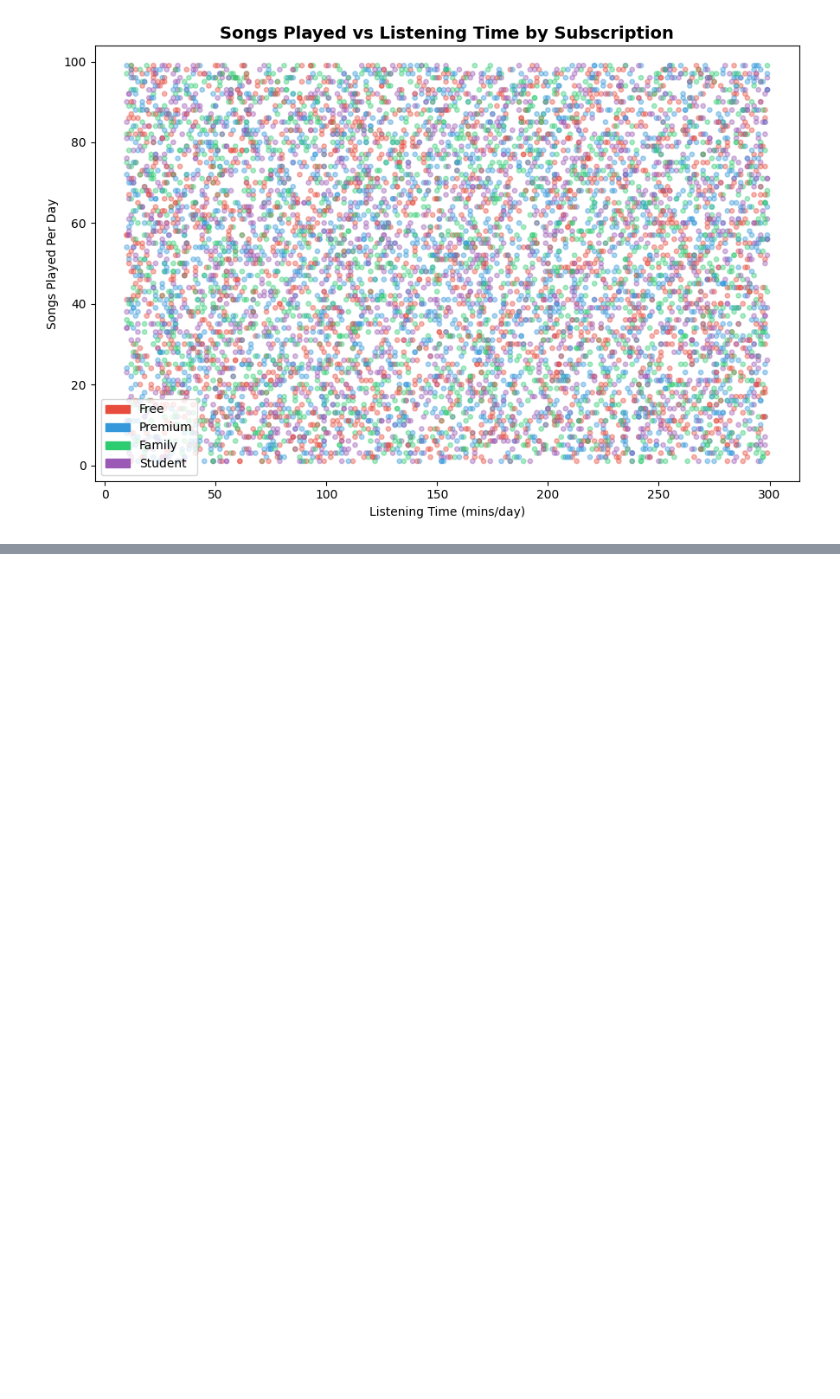
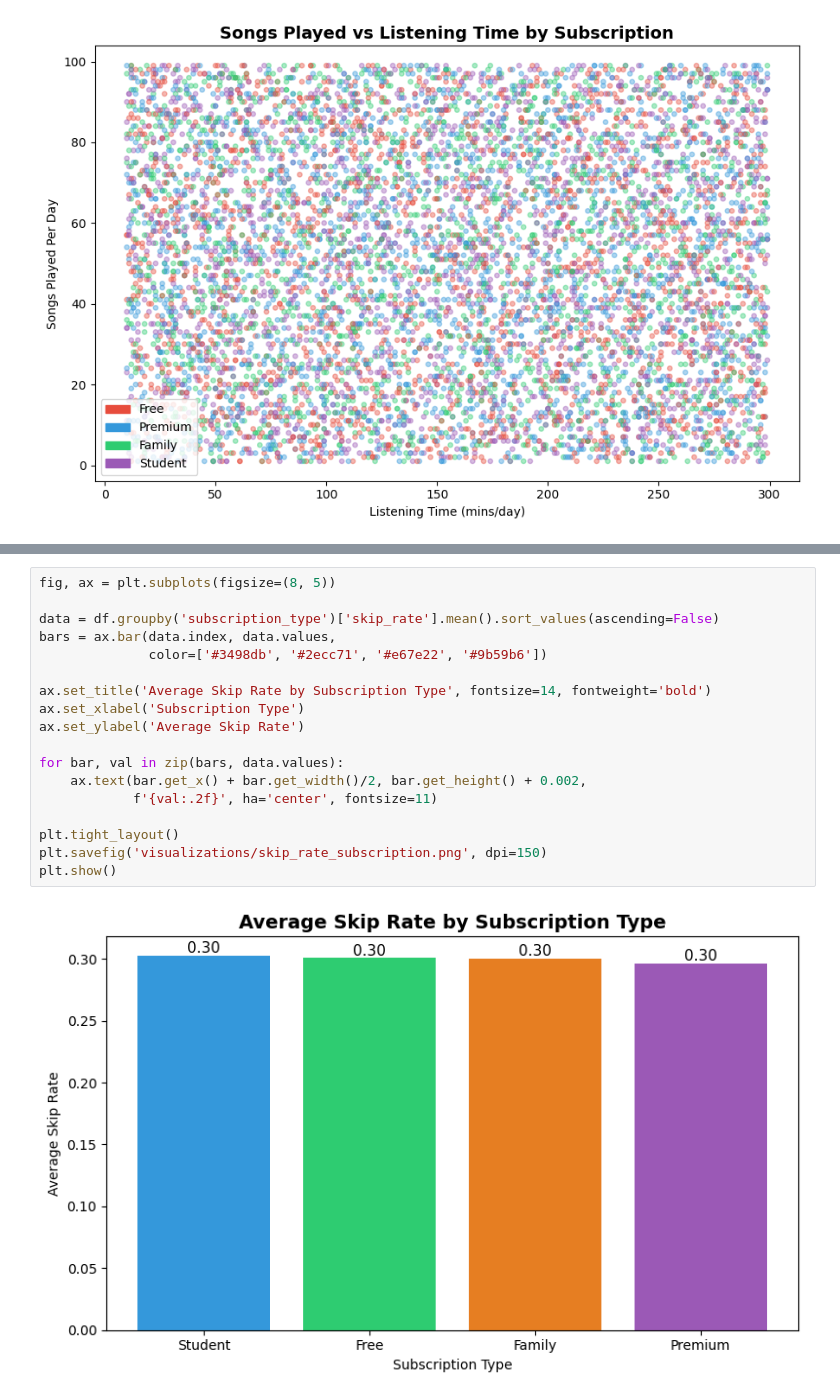
Before and after one commit to john-nio/eda-project, a Jupyter notebook: spotify_churn/spotify.ipynb, the cells around one changed output, grey strips where cells are left out. Drawn from its saved outputs; the diff is of its cells as text; blank space fills up the shorter version.

```diff
--- a/spotify_churn/spotify.ipynb
+++ b/spotify_churn/spotify.ipynb
@@ -490,0 +511,20 @@ plt.show()
+# %%
+fig, ax = plt.subplots(figsize=(8, 5))
+
+data = df.groupby('subscription_type')['skip_rate'].mean().sort_values(ascending=False)
+bars = ax.bar(data.index, data.values,
+              color=['#3498db', '#2ecc71', '#e67e22', '#9b59b6'])
+
+ax.set_title('Average Skip Rate by Subscription Type', fontsize=14, fontweight='bold')
+ax.set_xlabel('Subscription Type')
+ax.set_ylabel('Average Skip Rate')
+
+for bar, val in zip(bars, data.values):
+    ax.text(bar.get_x() + bar.get_width()/2, bar.get_height() + 0.002,
+            f'{val:.2f}', ha='center', fontsize=11)
+
+plt.tight_layout()
+plt.savefig('visualizations/skip_rate_subscription.png', dpi=150)
+plt.show()
+# %% [output]
+[figure, added]
```
Also changed, not shown: parts of 2 cells of this notebook.
